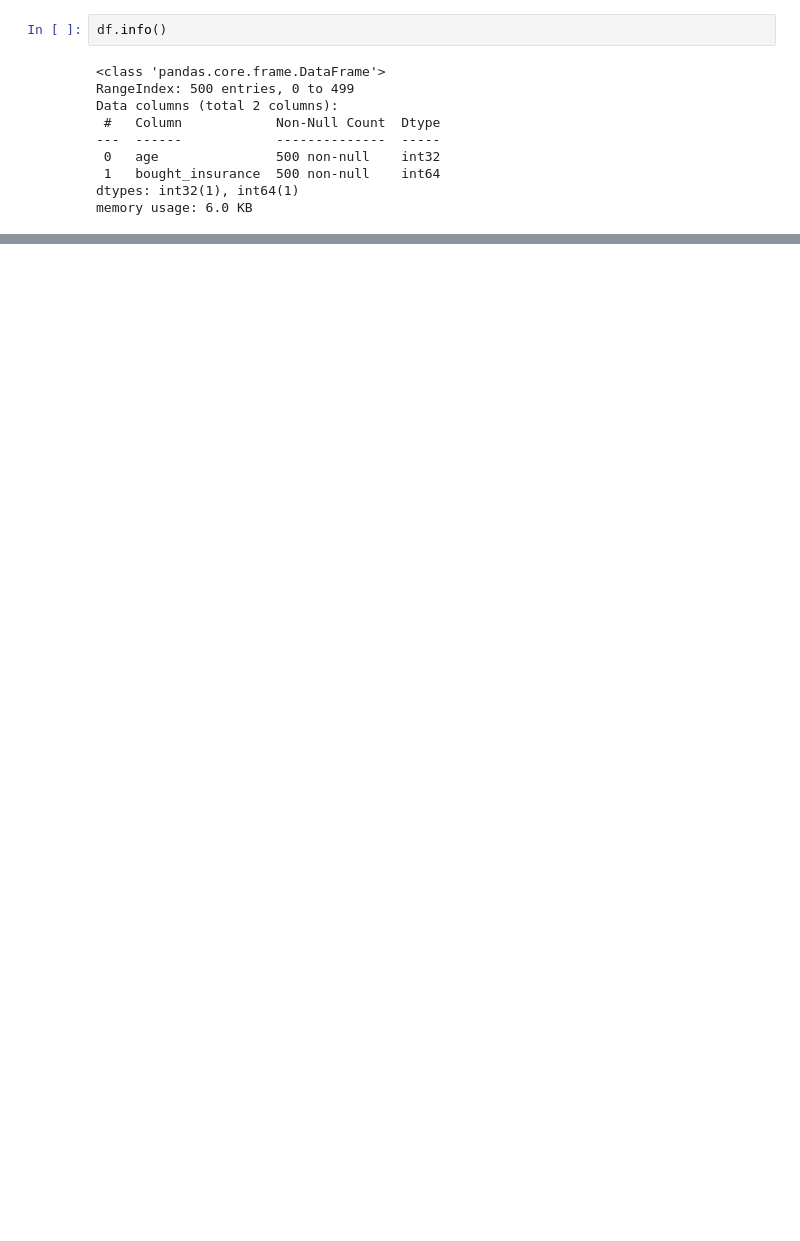
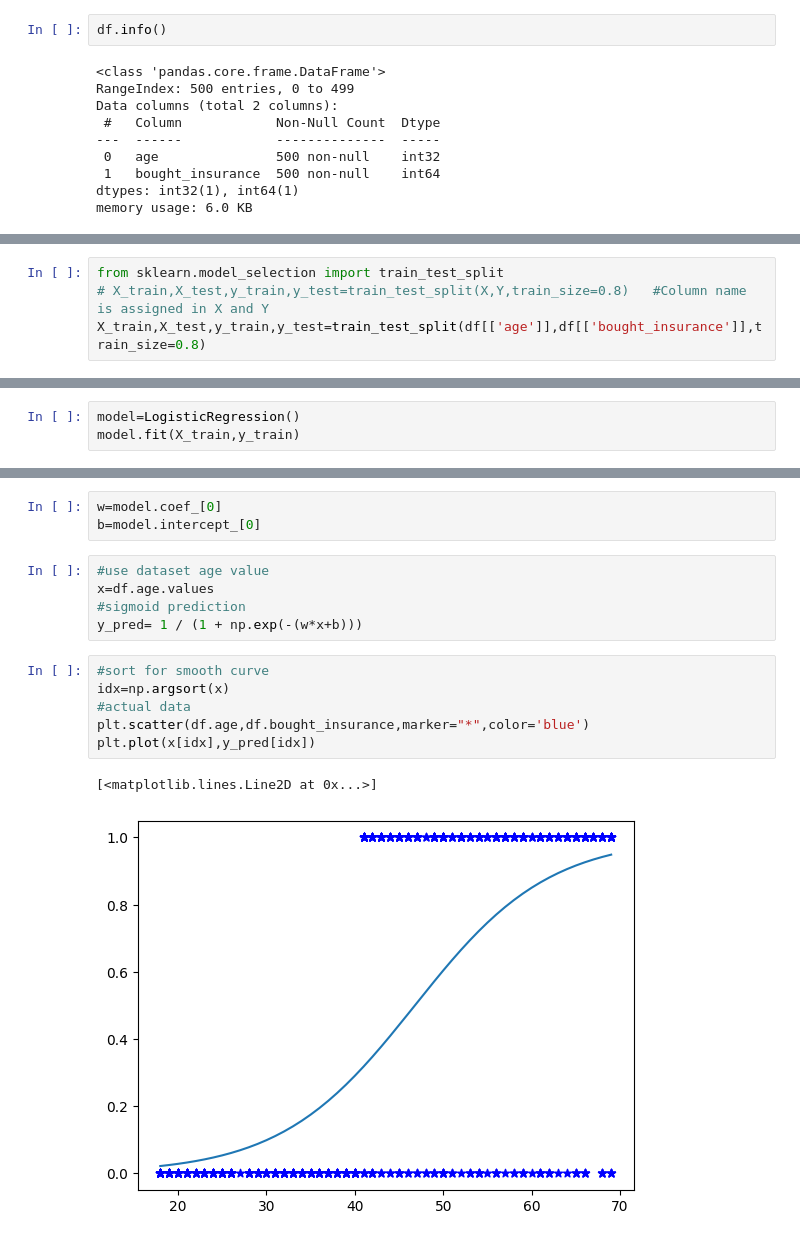
Before and after one commit to prasannaneupane/AI_Lab, a Jupyter notebook: logistic_regression.ipynb, the cells around one changed output, grey strips where cells are left out. Cells and saved outputs as stored; diff of their text form; blank space fills up the shorter version.

Commit message:
upto sigmoid

```diff
--- a/logistic_regression.ipynb
+++ b/logistic_regression.ipynb
@@ -67,0 +68,4 @@ Text(0, 0.5, 'Bought Insurance')
+# %%
+from sklearn.model_selection import train_test_split
+# X_train,X_test,y_train,y_test=train_test_split(X,Y,train_size=0.8)   #Column name is assigned in X and Y
+X_train,X_test,y_train,y_test=train_test_split(df[['age']],df[['bought_insurance']],train_size=0.8)
@@ -67,0 +88,3 @@ Text(0, 0.5, 'Bought Insurance')
+# %%
+model=LogisticRegression()
+model.fit(X_train,y_train)
@@ -67,0 +138,17 @@ Text(0, 0.5, 'Bought Insurance')
+# %%
+w=model.coef_[0]
+b=model.intercept_[0]
+# %%
+#use dataset age value
+x=df.age.values
+#sigmoid prediction
+y_pred= 1 / (1 + np.exp(-(w*x+b)))
+# %%
+#sort for smooth curve
+idx=np.argsort(x)
+#actual data
+plt.scatter(df.age,df.bought_insurance,marker="*",color='blue')
+plt.plot(x[idx],y_pred[idx])
+# %% [output]
+[<matplotlib.lines.Line2D at 0x...>]
+[figure, added]
```
Also changed, not shown: parts of 8 cells of this notebook, 1 other file.
